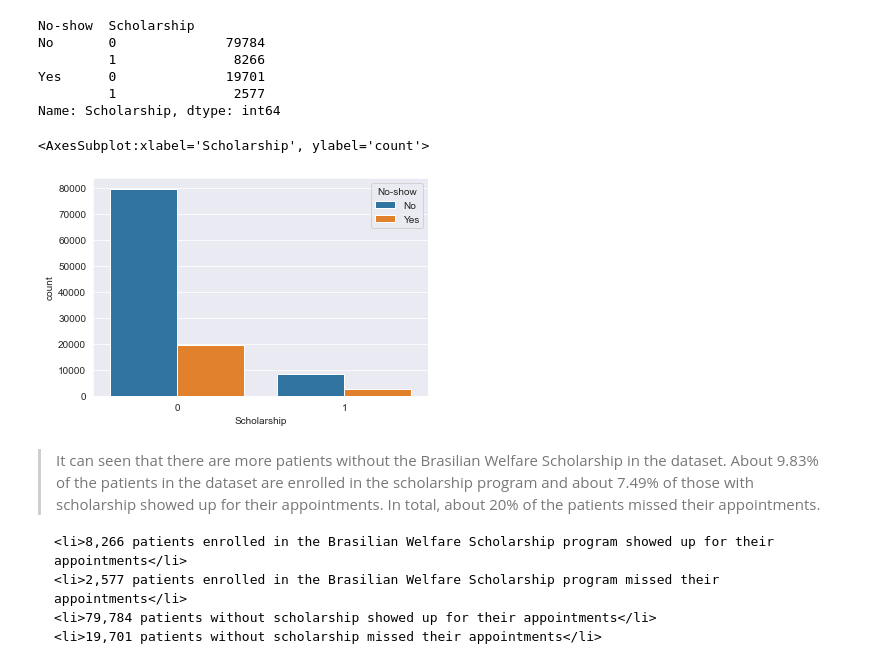
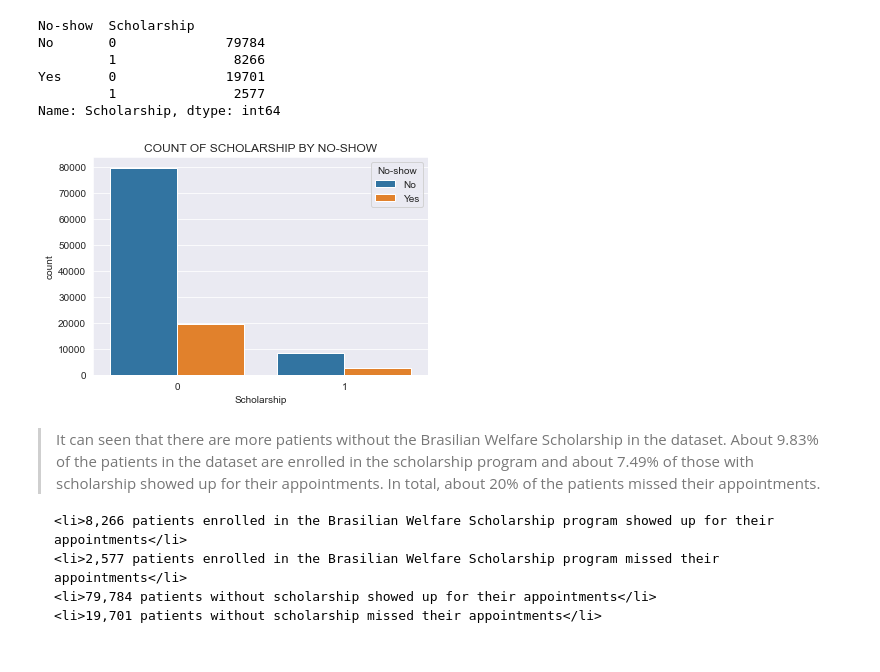
Before and after one commit to Emmateetee/Exploratory-Data-Analysis, a Jupyter notebook: Investigating the No-show Appointments Dataset.ipynb, the cells around one changed output. Cells and saved outputs as stored; diff of their text form; code cells hidden in the pictures.

```diff
--- a/Investigating the No-show Appointments Dataset.ipynb
+++ b/Investigating the No-show Appointments Dataset.ipynb
@@ -235,10 +237,10 @@ Yes      0              19701
 Name: Scholarship, dtype: int64
 # %%
 # VISUALIZE THE INFORMATION IN THE ABOVE CELL USING THE COUNTPLOT METHOD IN THE SEABORN PACKAGE
-sns.countplot(x = df['Scholarship'], hue = df['No-show'])
+sns.countplot(x = df['Scholarship'], hue = df['No-show']);
+plt.title("COUNT OF SCHOLARSHIP BY NO-SHOW");
 # %% [output]
-<AxesSubplot:xlabel='Scholarship', ylabel='count'>
-[figure, old version]
+[figure, new version]
 # %% [markdown]
 > It can seen that there are more patients without the Brasilian Welfare Scholarship in the dataset. About 9.83% of the patients in the dataset are enrolled in the scholarship program and about 7.49% of those with scholarship showed up for their appointments. In total, about 20% of the patients missed their appointments.
 ><ul>
```
Also changed, not shown: parts of 13 cells of this notebook, 1 other file.
